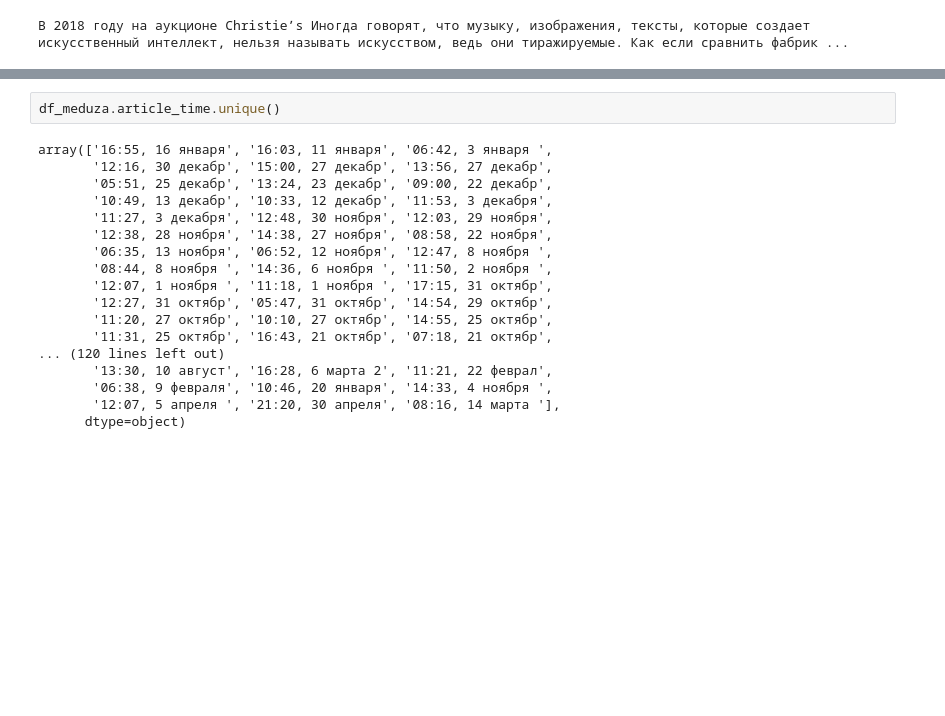
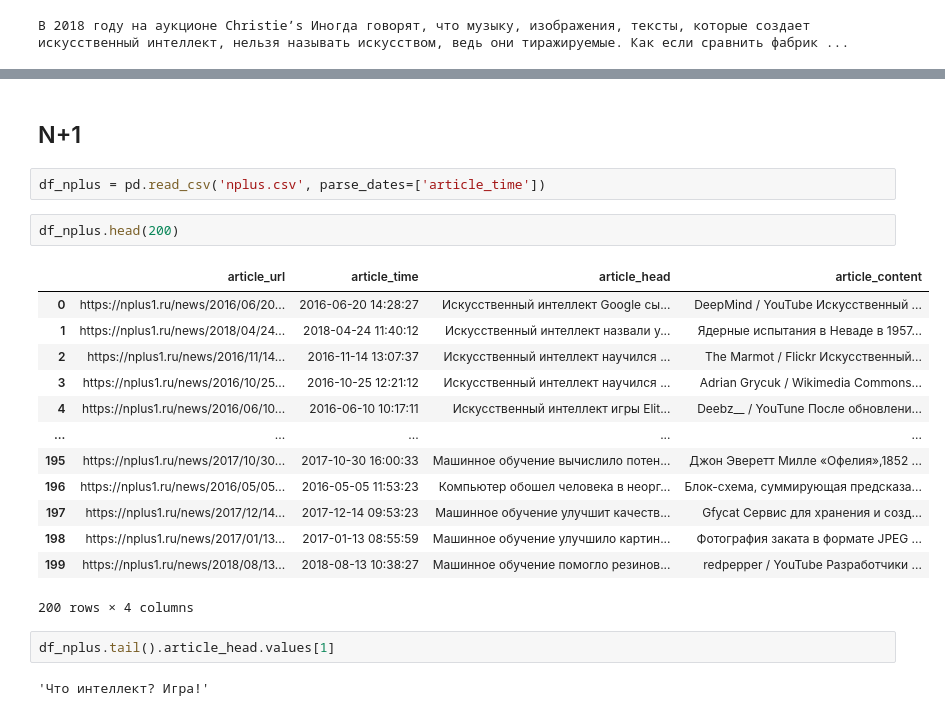
Before and after one commit to Polad27/diploma, a Jupyter notebook: EDA.ipynb, the cells around one changed output, grey strips where cells are left out. Cells and saved outputs as stored; diff of their text form; blank space fills up the shorter version.

```diff
--- a/EDA.ipynb
+++ b/EDA.ipynb
@@ -121,23 +113,27 @@ df_meduza.head().T
 | article_time | 16:55, 16 января | 16:03, 11 января | 06:42, 3 января | 12:16, 30 декабр | 15:00, 27 декабр |
 | article_head | «Медузоид» из сердца крысы и кибо... | Невидимая клавиатура, крадущийся ... | 20 лучших русских и иностранных к... | Откуда искусственный интеллект бе... | Новые черные дыры, аэромобили и д... |
 | article_content | Исследователи из Университета Таф... | Каждый год на проходящей в Лас-Ве... | «Медуза» продолжает подводить ито... | В 2018 году на аукционе Christieʼ... | Несколько месяцев подряд в подкас... |
-# %%
-df_meduza.article_time.unique()
-# %% [output]
-array(['16:55, 16 января', '16:03, 11 января', '06:42, 3 января ',
-       '12:16, 30 декабр', '15:00, 27 декабр', '13:56, 27 декабр',
-       '05:51, 25 декабр', '13:24, 23 декабр', '09:00, 22 декабр',
-       '10:49, 13 декабр', '10:33, 12 декабр', '11:53, 3 декабря',
-       '11:27, 3 декабря', '12:48, 30 ноября', '12:03, 29 ноября',
-       '12:38, 28 ноября', '14:38, 27 ноября', '08:58, 22 ноября',
-       '06:35, 13 ноября', '06:52, 12 ноября', '12:47, 8 ноября ',
-       '08:44, 8 ноября ', '14:36, 6 ноября ', '11:50, 2 ноября ',
-       '12:07, 1 ноября ', '11:18, 1 ноября ', '17:15, 31 октябр',
-       '12:27, 31 октябр', '05:47, 31 октябр', '14:54, 29 октябр',
-       '11:20, 27 октябр', '10:10, 27 октябр', '14:55, 25 октябр',
-       '11:31, 25 октябр', '16:43, 21 октябр', '07:18, 21 октябр',
-... (120 lines left out)
-       '13:30, 10 август', '16:28, 6 марта 2', '11:21, 22 феврал',
-       '06:38, 9 февраля', '10:46, 20 января', '14:33, 4 ноября ',
-       '12:07, 5 апреля ', '21:20, 30 апреля', '08:16, 14 марта '],
-      dtype=object)
+# %% [markdown]
+## N+1
+# %%
+df_nplus = pd.read_csv('nplus.csv', parse_dates=['article_time'])
+# %%
+df_nplus.head(200)
+# %% [output]
+|  | article_url | article_time | article_head | article_content |
+| 0 | https://nplus1.ru/news/2016/06/20... | 2016-06-20 14:28:27 | Искусственный интеллект Google сы... | DeepMind / YouTube Искусственный ... |
+| 1 | https://nplus1.ru/news/2018/04/24... | 2018-04-24 11:40:12 | Искусственный интеллект назвали у... | Ядерные испытания в Неваде в 1957... |
+| 2 | https://nplus1.ru/news/2016/11/14... | 2016-11-14 13:07:37 | Искусственный интеллект научился ... | The Marmot / Flickr Искусственный... |
+| 3 | https://nplus1.ru/news/2016/10/25... | 2016-10-25 12:21:12 | Искусственный интеллект научился ... | Adrian Grycuk / Wikimedia Commons... |
+| 4 | https://nplus1.ru/news/2016/06/10... | 2016-06-10 10:17:11 | Искусственный интеллект игры Elit... | Deebz__ / YouTune После обновлени... |
+| ... | ... | ... | ... | ... |
+| 195 | https://nplus1.ru/news/2017/10/30... | 2017-10-30 16:00:33 | Машинное обучение вычислило потен... | Джон Эверетт Милле «Офелия»,1852 ... |
+| 196 | https://nplus1.ru/news/2016/05/05... | 2016-05-05 11:53:23 | Компьютер обошел человека в неорг... | Блок-схема, суммирующая предсказа... |
+| 197 | https://nplus1.ru/news/2017/12/14... | 2017-12-14 09:53:23 | Машинное обучение улучшит качеств... | Gfycat Сервис для хранения и созд... |
+| 198 | https://nplus1.ru/news/2017/01/13... | 2017-01-13 08:55:59 | Машинное обучение улучшило картин... | Фотография заката в формате JPEG ... |
+| 199 | https://nplus1.ru/news/2018/08/13... | 2018-08-13 10:38:27 | Машинное обучение помогло резинов... | redpepper / YouTube Разработчики ... |
+200 rows × 4 columns
+# %%
+df_nplus.tail().article_head.values[1]
+# %% [output]
+'Что интеллект? Игра!'
```
Also changed, not shown: parts of 4 cells of this notebook, 4 other files.
